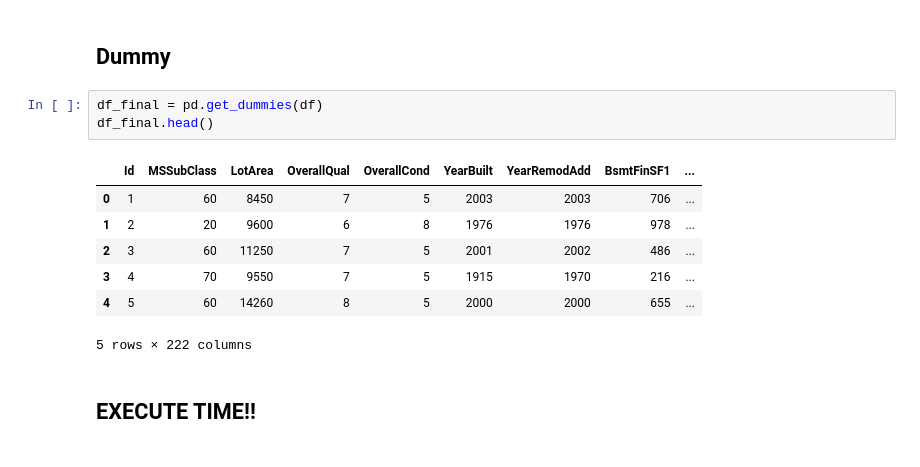
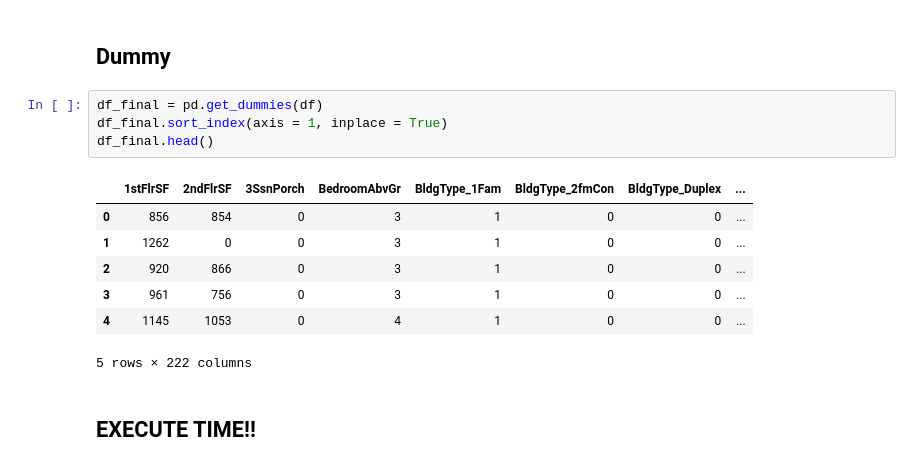
Before and after one commit to sultanardia/House-Prices, a Jupyter notebook: House_Prices_Advanced_Regression_Techniques.ipynb, the cells around one changed output. Saved outputs shown, nothing was run; the diff lists cells and outputs as text.

```diff
--- a/House_Prices_Advanced_Regression_Techniques.ipynb
+++ b/House_Prices_Advanced_Regression_Techniques.ipynb
@@ -216,14 +218,15 @@ See the caveats in the documentation: https://pandas.pydata.org/pandas-docs/stab
 ## Dummy
 # %%
 df_final = pd.get_dummies(df)
+df_final.sort_index(axis = 1, inplace = True)
 df_final.head()
 # %% [output]
-|  | Id | MSSubClass | LotArea | OverallQual | OverallCond | YearBuilt | YearRemodAdd | BsmtFinSF1 | ... |
-| 0 | 1 | 60 | 8450 | 7 | 5 | 2003 | 2003 | 706 | ... |
-| 1 | 2 | 20 | 9600 | 6 | 8 | 1976 | 1976 | 978 | ... |
-| 2 | 3 | 60 | 11250 | 7 | 5 | 2001 | 2002 | 486 | ... |
-| 3 | 4 | 70 | 9550 | 7 | 5 | 1915 | 1970 | 216 | ... |
-| 4 | 5 | 60 | 14260 | 8 | 5 | 2000 | 2000 | 655 | ... |
+|  | 1stFlrSF | 2ndFlrSF | 3SsnPorch | BedroomAbvGr | BldgType_1Fam | BldgType_2fmCon | BldgType_Duplex | ... |
+| 0 | 856 | 854 | 0 | 3 | 1 | 0 | 0 | ... |
+| 1 | 1262 | 0 | 0 | 3 | 1 | 0 | 0 | ... |
+| 2 | 920 | 866 | 0 | 3 | 1 | 0 | 0 | ... |
+| 3 | 961 | 756 | 0 | 3 | 1 | 0 | 0 | ... |
+| 4 | 1145 | 1053 | 0 | 4 | 1 | 0 | 0 | ... |
 5 rows × 222 columns
 # %% [markdown]
 ## EXECUTE TIME!!
```
Also changed, not shown: parts of 17 cells of this notebook.
